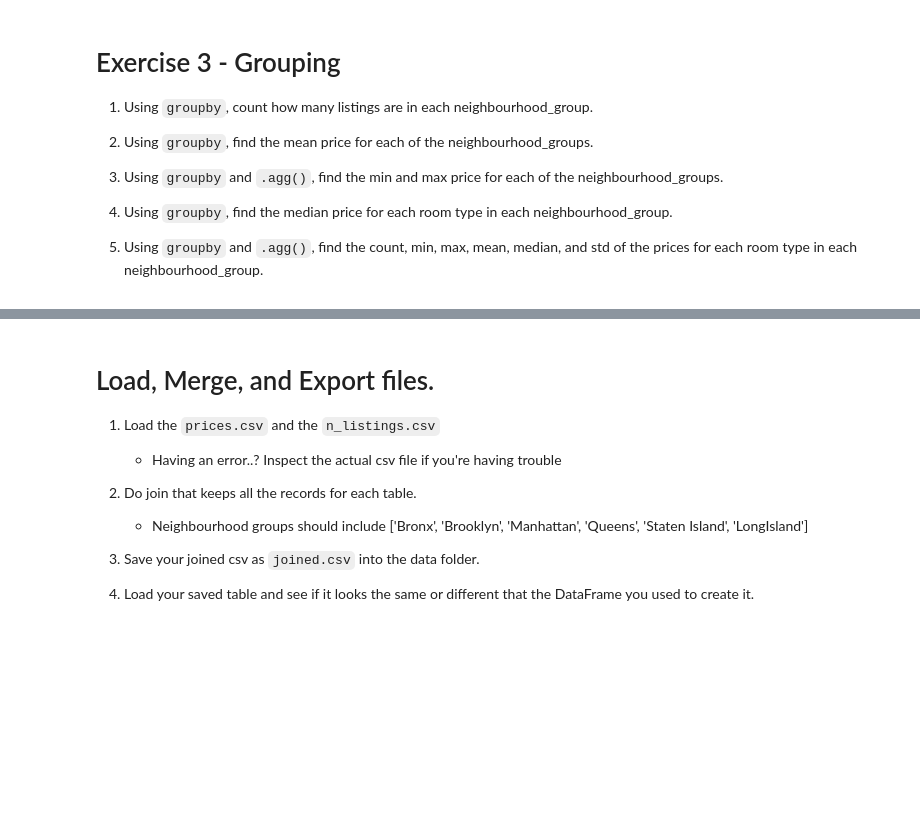
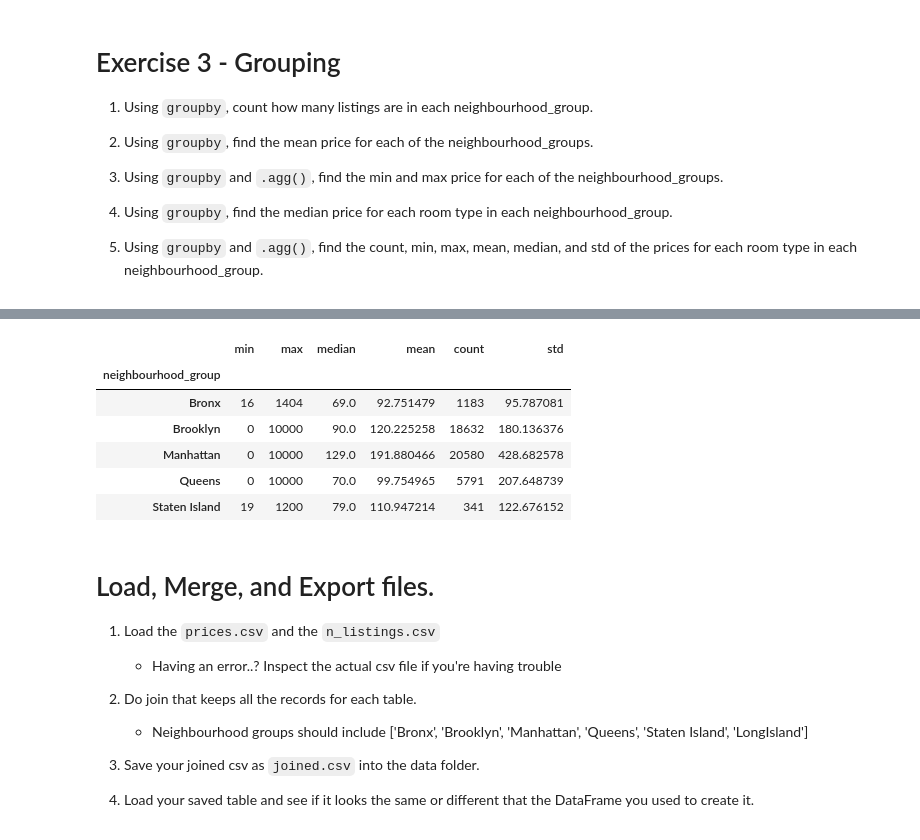
Before and after one commit to Taqit2000/taqi-fork-2024-DS-Tue, a Jupyter notebook: Week-01-Pandas/Exercise-MD-TAQI.ipynb, the cells around one changed output, grey strips where cells are left out. Drawn from its saved outputs; the diff is of its cells as text; code cells hidden in the pictures; blank space fills up the shorter version.

```diff
--- a/Week-01-Pandas/Exercise-MD-TAQI.ipynb
+++ b/Week-01-Pandas/Exercise-MD-TAQI.ipynb
@@ -80,6 +203,20 @@ Return the following subsets of the dataframe.
 # %%
 # 5. Using `groupby` and `.agg()`, find the count, min, max, mean, median, and std of the prices
 # for each room type in each neighbourhood_group.
+
+aggr=['min','max','median','mean','count','std']
+
+RoomKind= df.groupby('neighbourhood_group')['price'].agg(aggr)
+
+RoomKind
+# %% [output]
+|  | min | max | median | mean | count | std |
+| neighbourhood_group |  |  |  |  |  |  |
+| Bronx | 16 | 1404 | 69.0 | 92.751479 | 1183 | 95.787081 |
+| Brooklyn | 0 | 10000 | 90.0 | 120.225258 | 18632 | 180.136376 |
+| Manhattan | 0 | 10000 | 129.0 | 191.880466 | 20580 | 428.682578 |
+| Queens | 0 | 10000 | 70.0 | 99.754965 | 5791 | 207.648739 |
+| Staten Island | 19 | 1200 | 79.0 | 110.947214 | 341 | 122.676152 |
 # %% [markdown]
 # Load, Merge, and Export files.
 1. Load the `prices.csv` and the `n_listings.csv`
```
Also changed, not shown: parts of 16 cells of this notebook, 1 other file.
